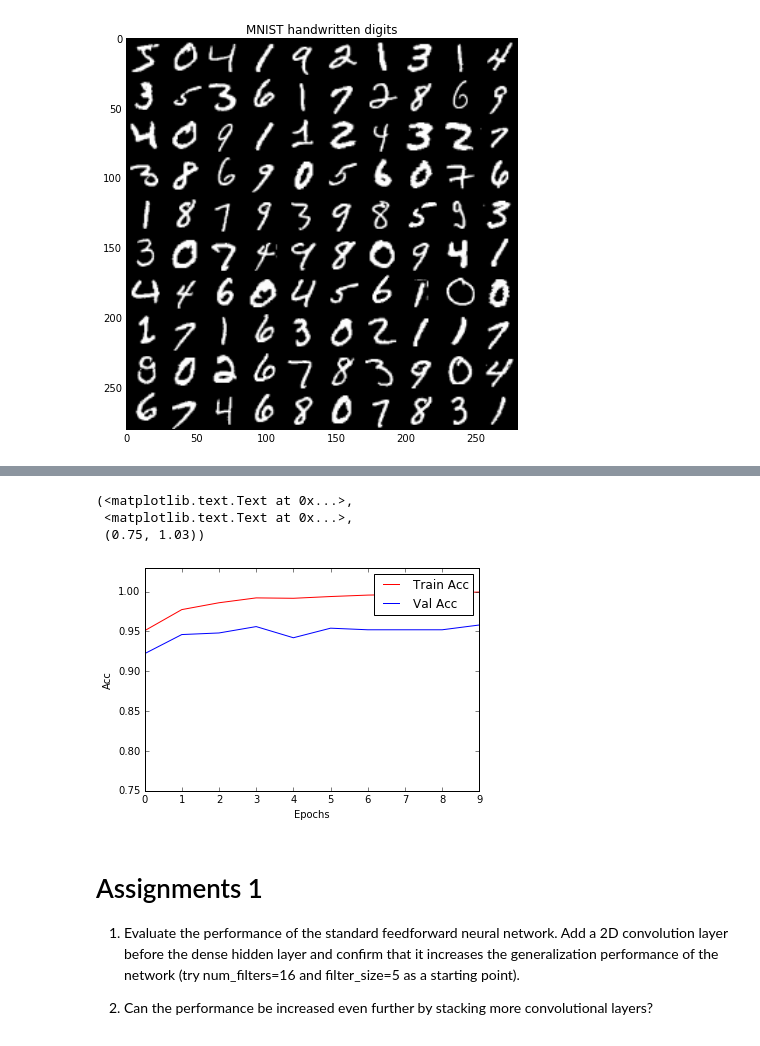
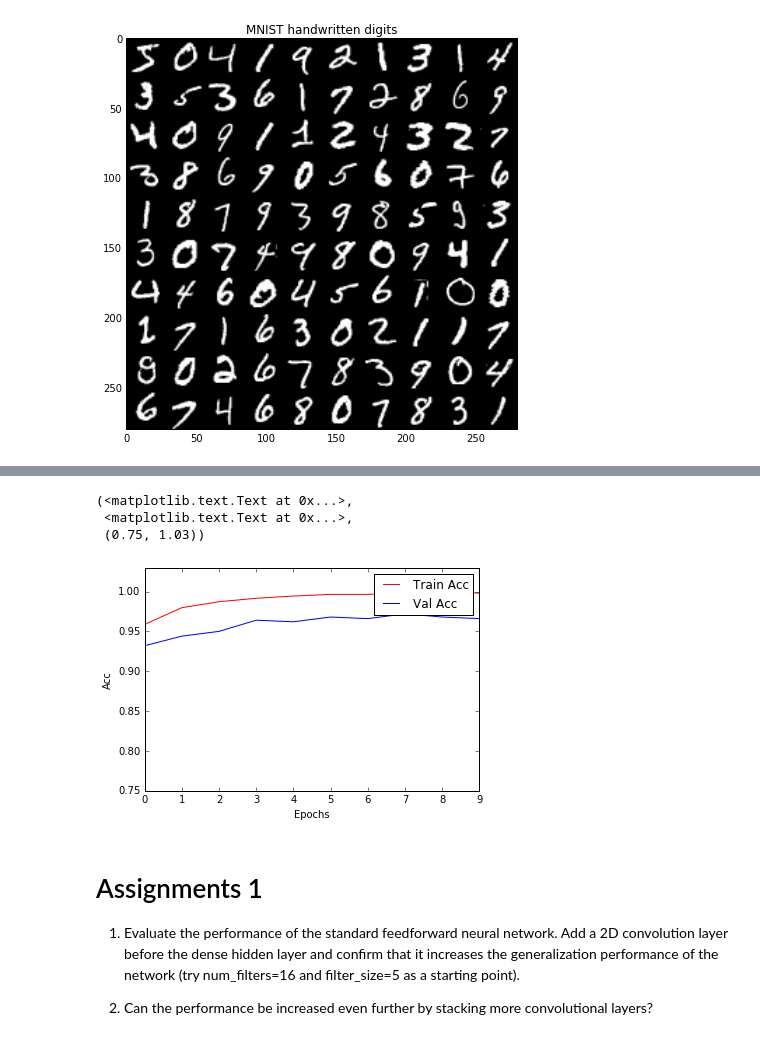
Before and after one commit to JesperChristensen89/02456-deep-learning, a Jupyter notebook: week2/lab2_CNN.ipynb, the cells around one changed output, grey strips where cells are left out. Cells and saved outputs as stored; diff of their text form; code cells hidden in the pictures.

```diff
--- a/week2/lab2_CNN.ipynb
+++ b/week2/lab2_CNN.ipynb
@@ -51,7 +51,7 @@ plt.show()
 # %%
 #Define a simple feed forward neural network
 from lasagne.nonlinearities import leaky_rectify, softmax, tanh
-from lasagne.layers import InputLayer, DenseLayer, Conv2DLayer, DropoutLayer, MaxPool2DLayer
+from lasagne.layers import InputLayer, DenseLayer, Conv2DLayer, DropoutLayer, MaxPool2DLayer, BatchNormLayer
 
 #Somehow it does not know elu, so I am defining it myself:
 def elu(x):
@@ -80,9 +80,15 @@ num_features = x_train.shape[1]
 
 l_in = InputLayer(shape=(None,nchannels,rows,cols)) #note that we use a 4D input since we need to retain the spatial arrangement of the pixels when working with convolutions.
 l_conv = Conv2DLayer(l_in,num_filters=16,filter_size=5)
-l_conv1 = Conv2DLayer(l_conv,num_filters=20,filter_size=5)
-l_hid = DenseLayer(l_conv1, num_units=100, nonlinearity=elu) #remember to connect the new conv-layer here
-l_out = DenseLayer(l_hid, num_units=num_class, nonlinearity=softmax)
+l_pool1 = MaxPool2DLayer(l_conv,pool_size=(2,2))
+l_norm = BatchNormLayer(l_pool1)
+l_conv1 = Conv2DLayer(l_norm,num_filters=20,filter_size=3)
+l_pool2 = MaxPool2DLayer(l_conv1,pool_size=(2,2))
+l_norm1 = BatchNormLayer(l_pool2)
+l_hid = DenseLayer(l_norm1, num_units=100, nonlinearity=elu) #remember to connect the new conv-layer here
+l_dropout = DropoutLayer(l_hid,p=0.2)
+
+l_out = DenseLayer(l_dropout, num_units=num_class, nonlinearity=softmax)
 
 #Setting up the graph in theano
 sym_x = T.tensor4('sym_x') # a symbolic variable, this is now a 4-D tensor.
@@ -206,7 +212,7 @@ Test set Acc:  0.972000
 (<matplotlib.text.Text at 0x...>,
  <matplotlib.text.Text at 0x...>,
  (0.75, 1.03))
-[figure, old version]
+[figure, new version]
 # %% [markdown]
 # Assignments 1
 
```
Also changed, not shown: parts of 13 cells of this notebook.
